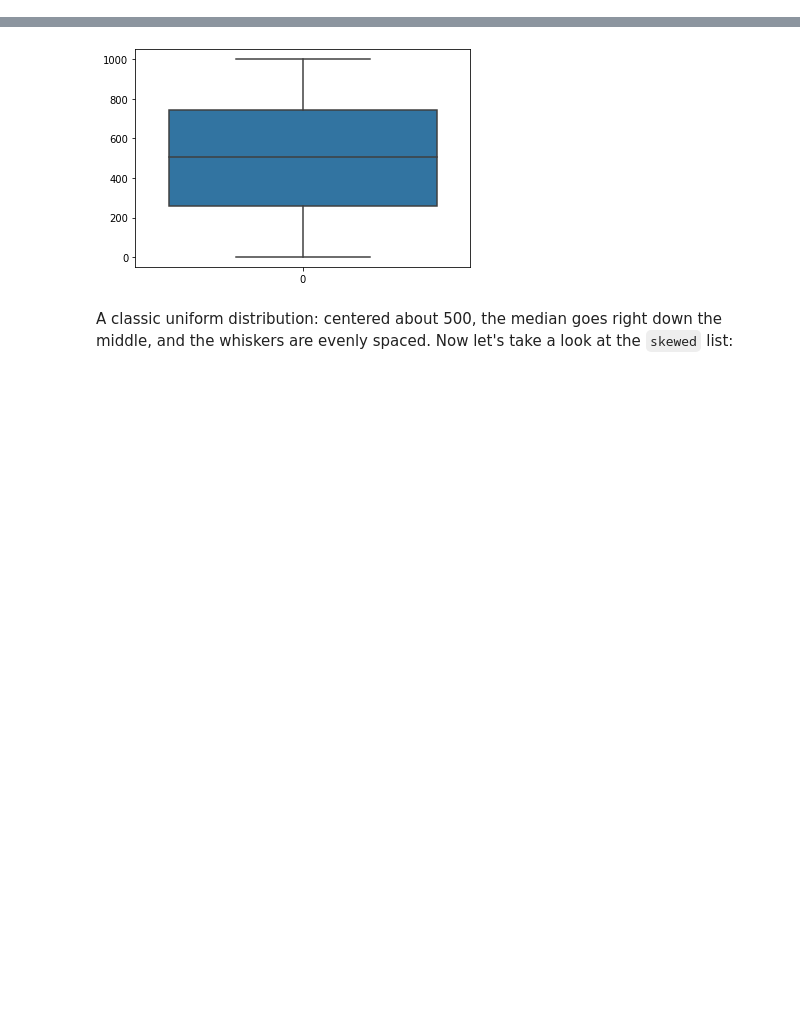
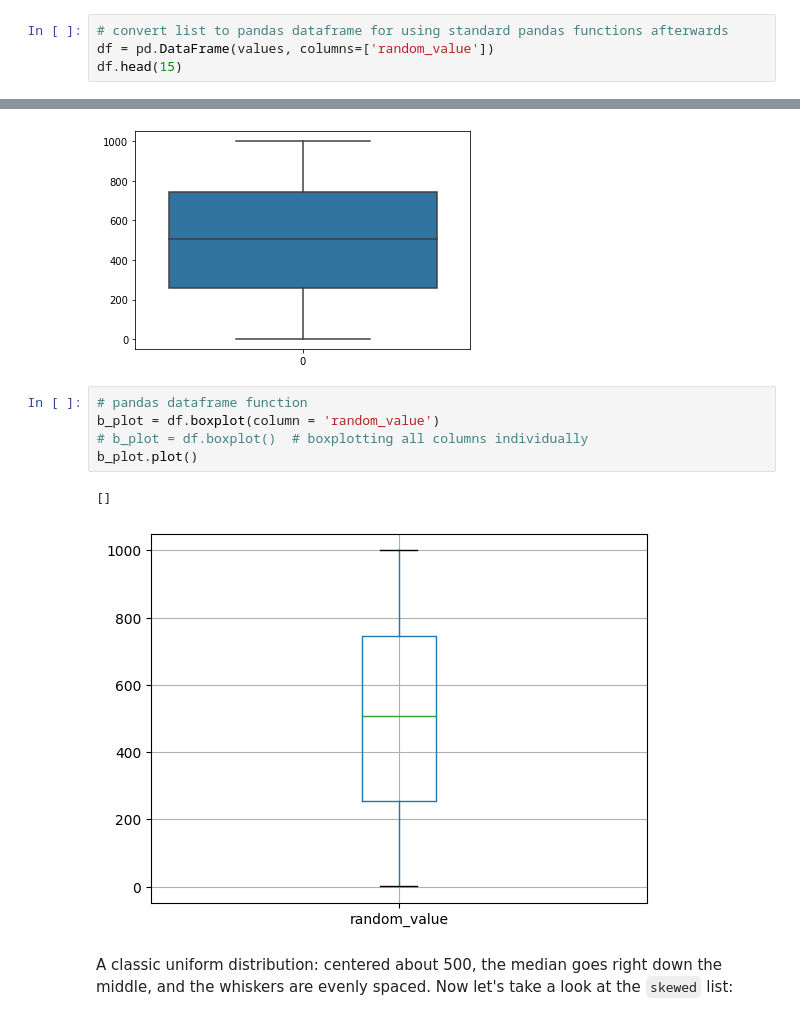
Before and after one commit to sawubona-repo/BINA-FS24-WORK, a Jupyter notebook: LB04-DescriptiveStatistics/Python/Python_JUPYTER_Descriptive_Statistics.ipynb, the cells around one changed output, grey strips where cells are left out. Cells and saved outputs as stored; diff of their text form; blank space fills up the shorter version.

```diff
--- a/LB04-DescriptiveStatistics/Python/Python_JUPYTER_Descriptive_Statistics.ipynb
+++ b/LB04-DescriptiveStatistics/Python/Python_JUPYTER_Descriptive_Statistics.ipynb
@@ -62,4 +61,8 @@ values = [random.randrange(1,1001,1) for _ in range(10000)]
 values[0:15]
 # %% [output]
 [655, 115, 26, 760, 282, 251, 229, 143, 755, 105, 693, 759, 914, 559, 90]
+# %%
+# convert list to pandas dataframe for using standard pandas functions afterwards
+df = pd.DataFrame(values, columns=['random_value'])
+df.head(15)
 # %% [markdown]
@@ -461,6 +519,14 @@ sns.boxplot(values)
 # %% [output]
 <Axes: >
 [figure]
+# %%
+# pandas dataframe function
+b_plot = df.boxplot(column = 'random_value')
+# b_plot = df.boxplot()  # boxplotting all columns individually
+b_plot.plot()
+# %% [output]
+[]
+[figure, added]
 # %% [markdown]
 A classic uniform distribution: centered about 500, the median goes right down the middle, and the whiskers are evenly spaced. Now let's take a look at the `skewed` list:
 # %%
```
Also changed, not shown: parts of 66 cells of this notebook, 3 other files.
